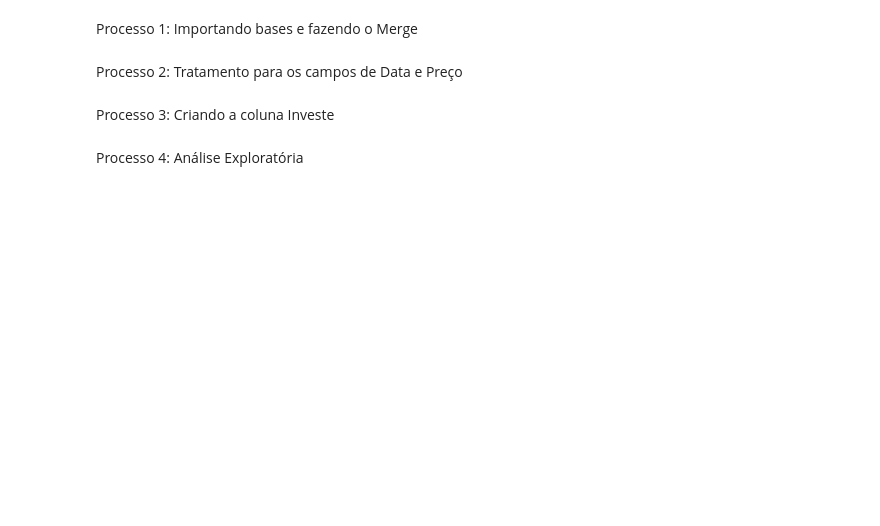
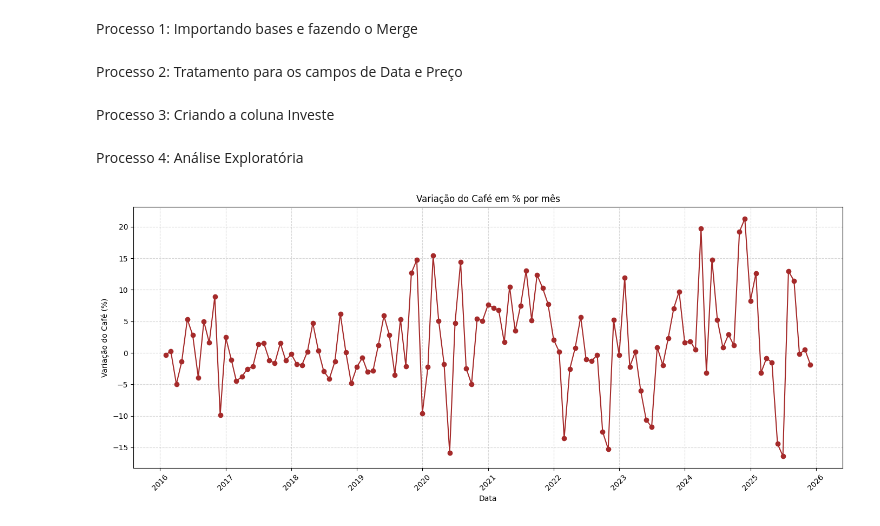
Before and after one commit to vitorjensen/Python_para_Analise_de_Dados, a Jupyter notebook: Projetos/Classificação de Commodities Agrícolas com Naive Bayes/Classificação de Commodities Agrícolas com Naive Bayes.ipynb, the cells around one changed output. Saved outputs shown, nothing was run; the diff lists cells and outputs as text; code cells hidden in the pictures; blank space fills up the shorter version.

```diff
--- a/Projetos/Classificação de Commodities Agrícolas com Naive Bayes/Classificação de Commodities Agrícolas com Naive Bayes.ipynb
+++ b/Projetos/Classificação de Commodities Agrícolas com Naive Bayes/Classificação de Commodities Agrícolas com Naive Bayes.ipynb
@@ -79,3 +80,20 @@ df_merged.head()
 df_merged.describe()
 # %%
 df_merged.info()
+# %%
+
+# Plotando gráfico Variação mensaldo Café por mês
+plt.figure(figsize=(14, 6))
+
+# Ajustado: Data no eixo X e Variação no eixo Y
+plt.plot(df_merged['Data'], df_merged['Variação Café em %'], marker='o', color='brown')
+
+plt.title('Variação do Café em % por mês')
+plt.xlabel('Data')
+plt.ylabel('Variação do Café (%)')
+plt.grid(True, linestyle='--', alpha=0.5)
+plt.xticks(rotation=45)
+plt.tight_layout()
+plt.show()
+# %% [output]
+[figure, added]
```
Also changed, not shown: parts of 7 cells of this notebook.
